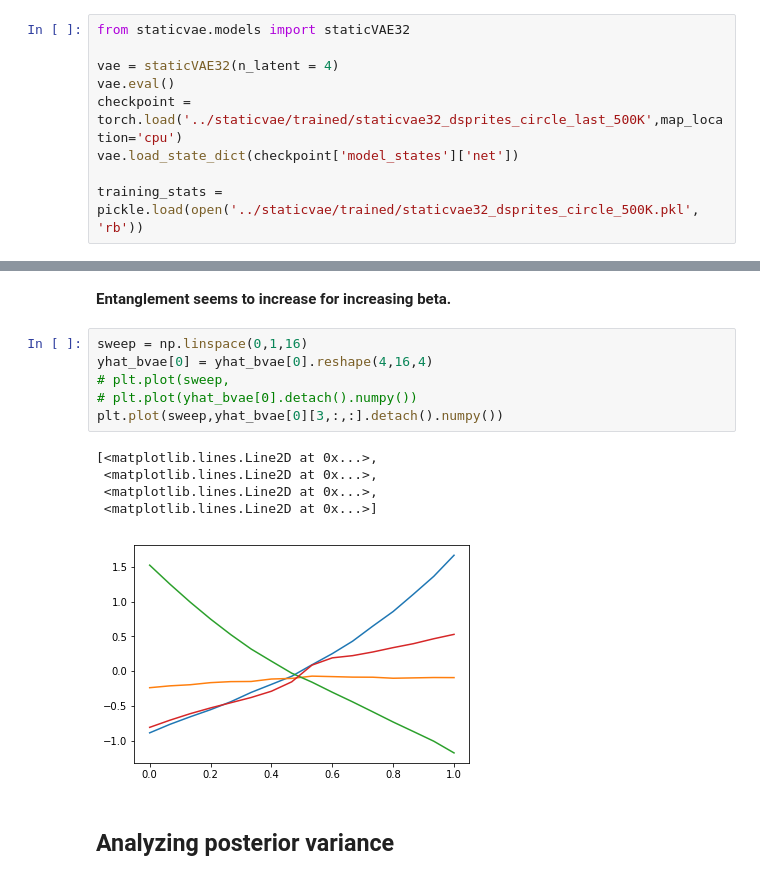
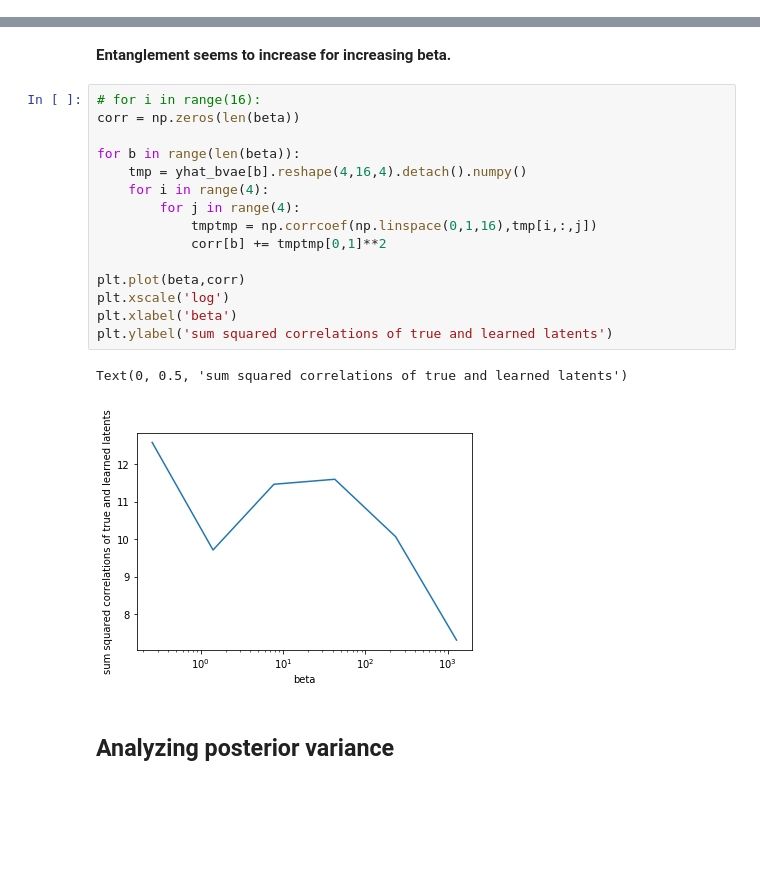
Before and after one commit to zahariaa/disentangled-dynamics, a Jupyter notebook: src/analyses/Entanglement analysis.ipynb, the cells around one changed output, grey strips where cells are left out. Saved outputs shown, nothing was run; the diff lists cells and outputs as text; blank space fills up the shorter version.

```diff
--- a/src/analyses/Entanglement analysis.ipynb
+++ b/src/analyses/Entanglement analysis.ipynb
@@ -24,9 +21,0 @@ from analyses import *
-# %%
-from staticvae.models import staticVAE32
-
-vae = staticVAE32(n_latent = 4)
-vae.eval()
-checkpoint = torch.load('../staticvae/trained/staticvae32_dsprites_circle_last_500K',map_location='cpu')
-vae.load_state_dict(checkpoint['model_states']['net'])
-
-training_stats = pickle.load(open('../staticvae/trained/staticvae32_dsprites_circle_500K.pkl', 'rb'))
@@ -172,18 +144,24 @@ Text(0, 0.5, 'mean squared cross-correlations')
 [figure]
 # %% [markdown]
 **Entanglement seems to increase for increasing beta.**
-# %%
-sweep = np.linspace(0,1,16)
-yhat_bvae[0] = yhat_bvae[0].reshape(4,16,4)
-# plt.plot(sweep,
-# plt.plot(yhat_bvae[0].detach().numpy())
-plt.plot(sweep,yhat_bvae[0][3,:,:].detach().numpy())
-# %% [output]
-[<matplotlib.lines.Line2D at 0x...>,
- <matplotlib.lines.Line2D at 0x...>,
- <matplotlib.lines.Line2D at 0x...>,
- <matplotlib.lines.Line2D at 0x...>]
-[figure, removed]
+# %%
+# for i in range(16):
+corr = np.zeros(len(beta))
+
+for b in range(len(beta)):
+    tmp = yhat_bvae[b].reshape(4,16,4).detach().numpy()
+    for i in range(4):
+        for j in range(4):
+            tmptmp = np.corrcoef(np.linspace(0,1,16),tmp[i,:,j])
+            corr[b] += tmptmp[0,1]**2
+
+plt.plot(beta,corr)
+plt.xscale('log')
+plt.xlabel('beta')
+plt.ylabel('sum squared correlations of true and learned latents')
+# %% [output]
+Text(0, 0.5, 'sum squared correlations of true and learned latents')
+[figure, added]
 # %% [markdown]
 ## Analyzing posterior variance
 # %%
```
Also changed, not shown: parts of 7 cells of this notebook, 1 other file.
